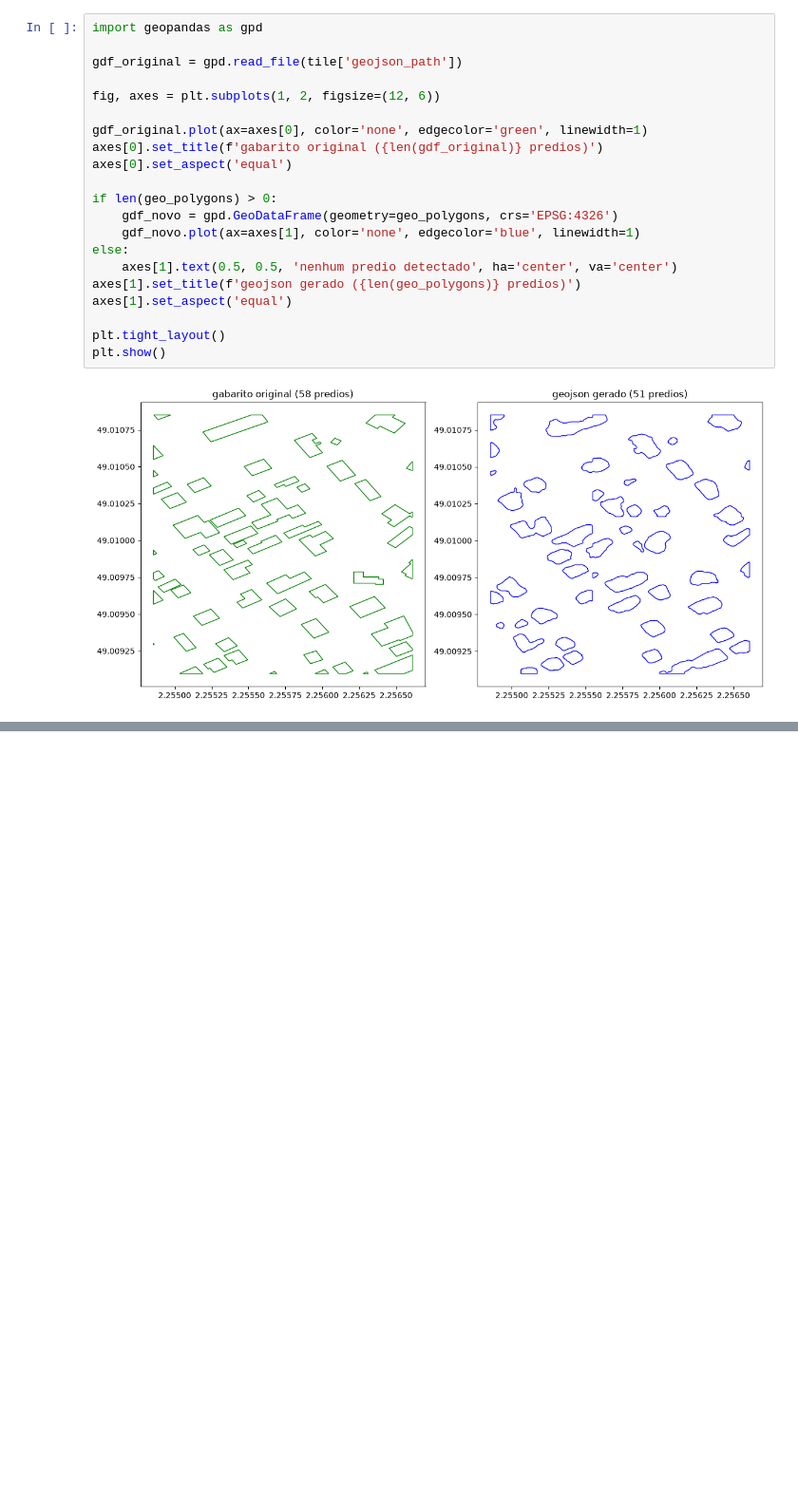
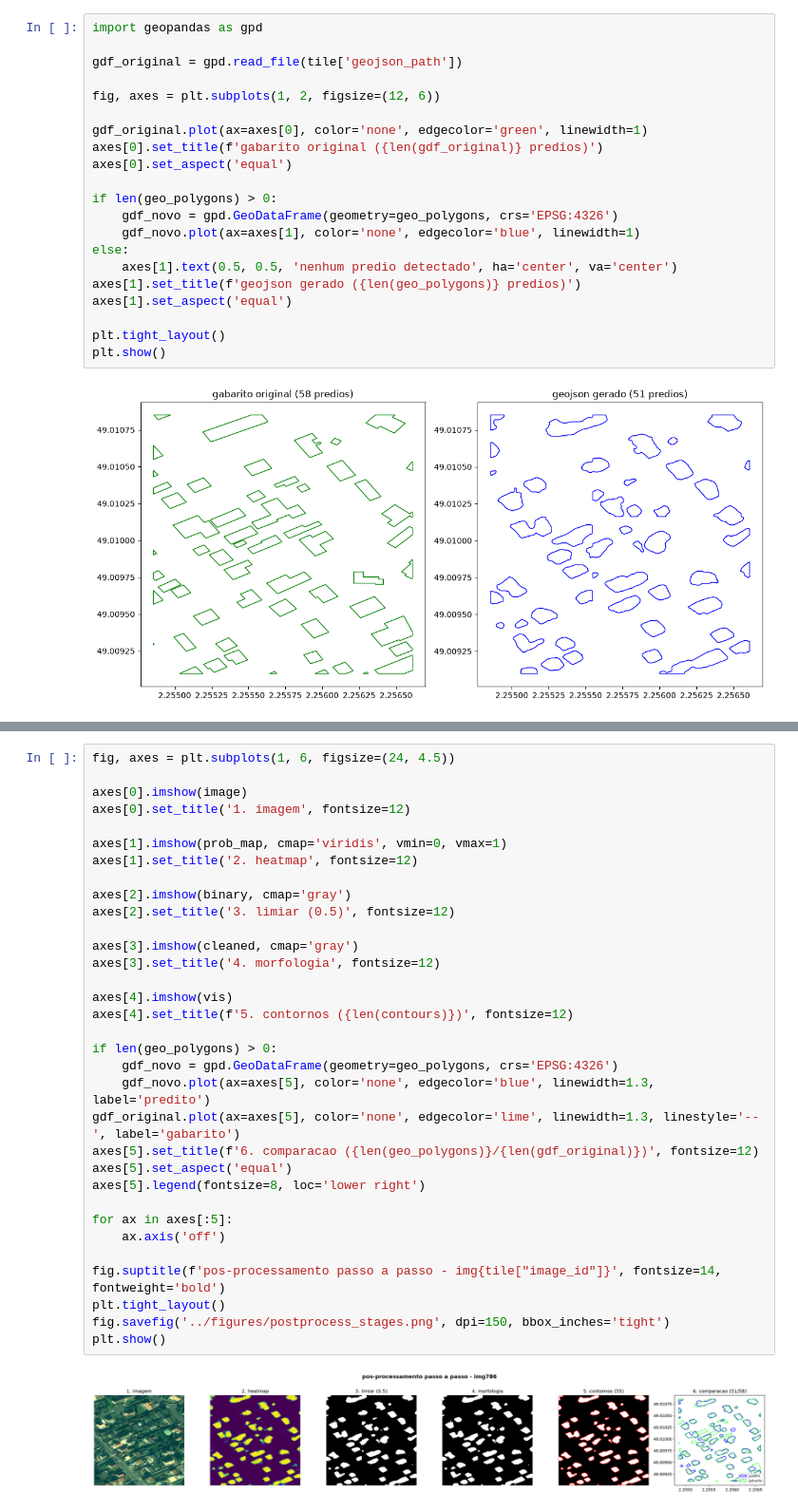
Before and after one commit to joseduardop/building-footprint-segmentation, a Jupyter notebook: notebooks/postprocess_check.ipynb, the cells around one changed output, grey strips where cells are left out. Shown at 95% size. Saved outputs shown, nothing was run; the diff lists cells and outputs as text; blank space fills up the shorter version.

Commit message:
feat(p2): adiciona postprocess_check.ipynb - valida cada etapa do pos-processamento

```diff
--- a/notebooks/postprocess_check.ipynb
+++ b/notebooks/postprocess_check.ipynb
@@ -227,0 +227,35 @@ plt.show()
+# %%
+fig, axes = plt.subplots(1, 6, figsize=(24, 4.5))
+
+axes[0].imshow(image)
+axes[0].set_title('1. imagem', fontsize=12)
+
+axes[1].imshow(prob_map, cmap='viridis', vmin=0, vmax=1)
+axes[1].set_title('2. heatmap', fontsize=12)
+
+axes[2].imshow(binary, cmap='gray')
+axes[2].set_title('3. limiar (0.5)', fontsize=12)
+
+axes[3].imshow(cleaned, cmap='gray')
+axes[3].set_title('4. morfologia', fontsize=12)
+
+axes[4].imshow(vis)
+axes[4].set_title(f'5. contornos ({len(contours)})', fontsize=12)
+
+if len(geo_polygons) > 0:
+    gdf_novo = gpd.GeoDataFrame(geometry=geo_polygons, crs='EPSG:4326')
+    gdf_novo.plot(ax=axes[5], color='none', edgecolor='blue', linewidth=1.3, label='predito')
+gdf_original.plot(ax=axes[5], color='none', edgecolor='lime', linewidth=1.3, linestyle='--', label='gabarito')
+axes[5].set_title(f'6. comparacao ({len(geo_polygons)}/{len(gdf_original)})', fontsize=12)
+axes[5].set_aspect('equal')
+axes[5].legend(fontsize=8, loc='lower right')
+
+for ax in axes[:5]:
+    ax.axis('off')
+
+fig.suptitle(f'pos-processamento passo a passo - img{tile["image_id"]}', fontsize=14, fontweight='bold')
+plt.tight_layout()
+fig.savefig('../figures/postprocess_stages.png', dpi=150, bbox_inches='tight')
+plt.show()
+# %% [output]
+[figure, added]
```
Also changed, not shown: parts of 5 cells of this notebook, 1 other file.
